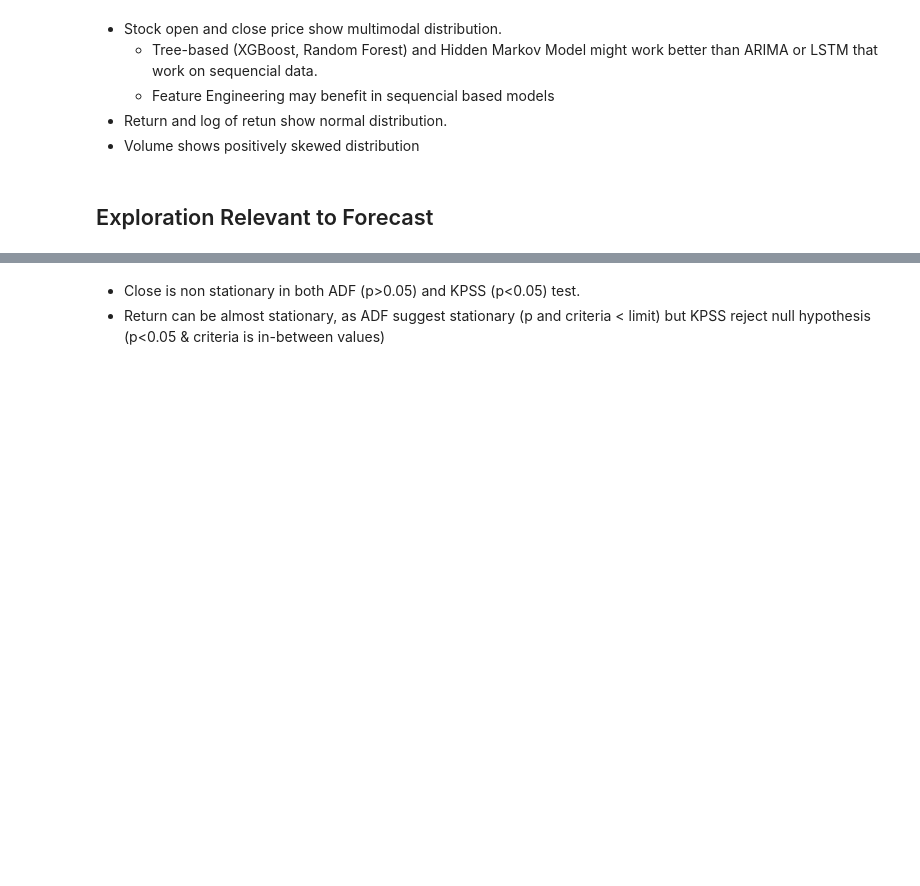
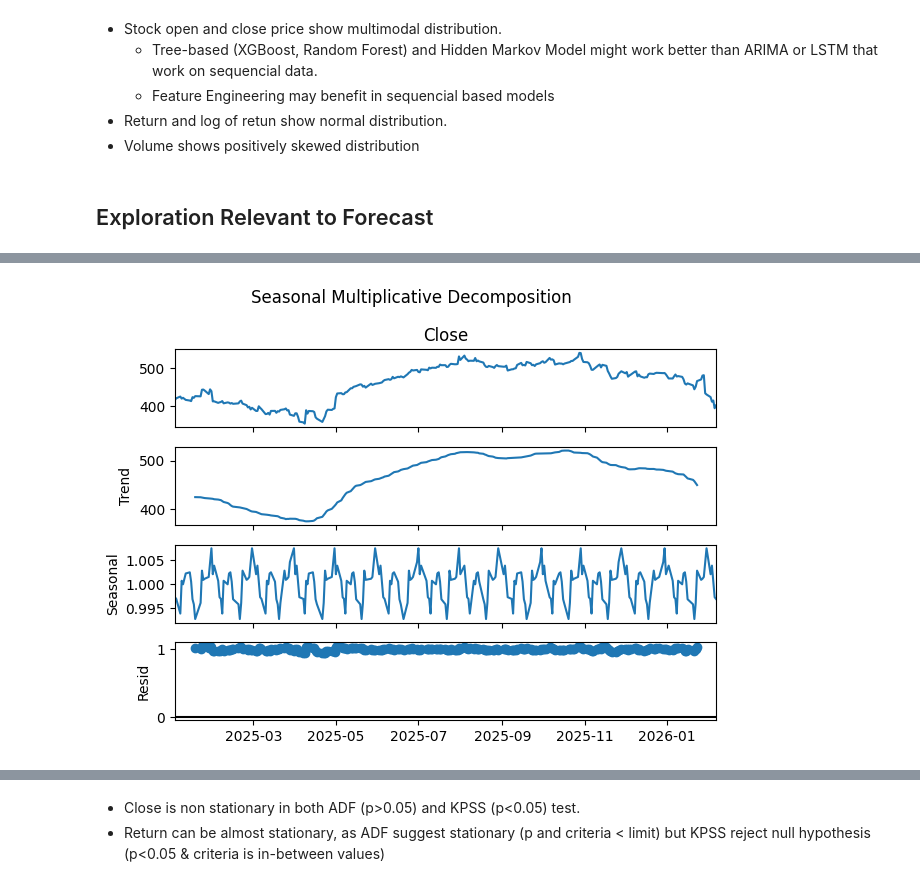
Before and after one commit to shashankgarewal/Time-Series-Analysis-Forecasting, a Jupyter notebook: notebooks/02_eda_analysis.ipynb, the cells around one changed output, grey strips where cells are left out. Cells and saved outputs as stored; diff of their text form; code cells hidden in the pictures; blank space fills up the shorter version.

```diff
--- a/notebooks/02_eda_analysis.ipynb
+++ b/notebooks/02_eda_analysis.ipynb
@@ -132,0 +150,8 @@ plt.show()
+# %%
+decomp = seasonal_decompose(time_df['Close'], model='multiplicative', period=21)
+decomp.plot()
+plt.suptitle('Seasonal Multiplicative Decomposition')
+plt.tight_layout()
+plt.show()
+# %% [output]
+[figure, added]
```
Also changed, not shown: parts of 34 cells of this notebook.
